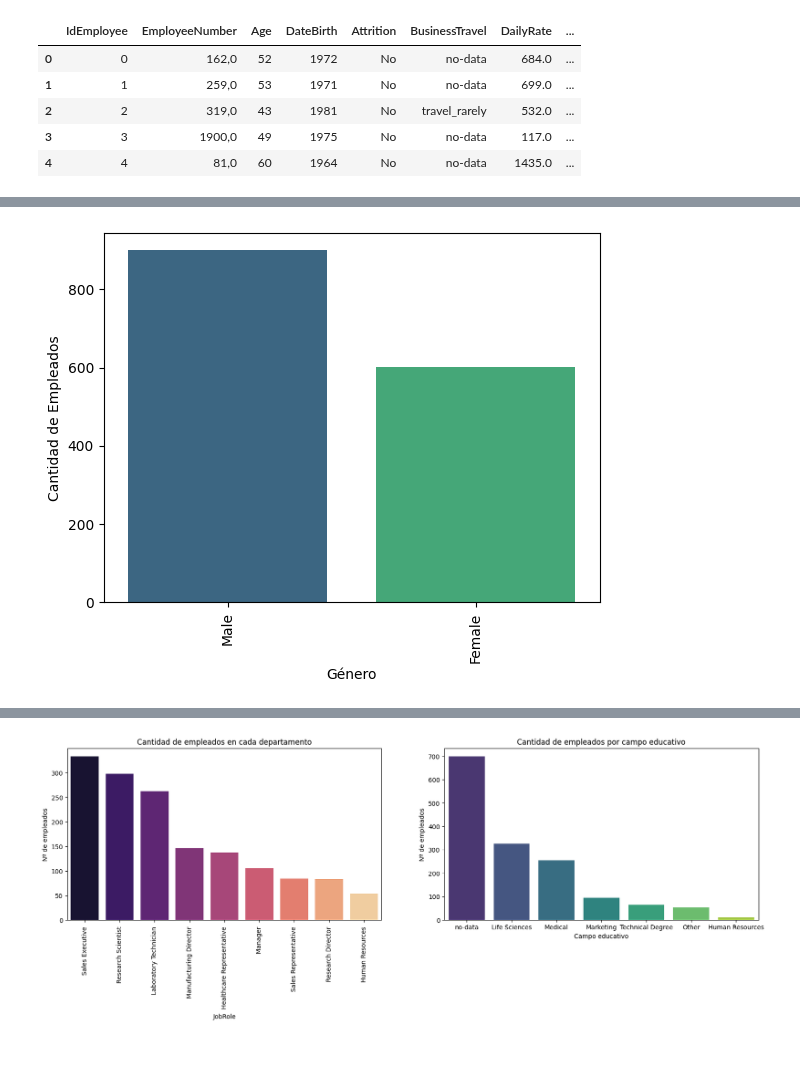
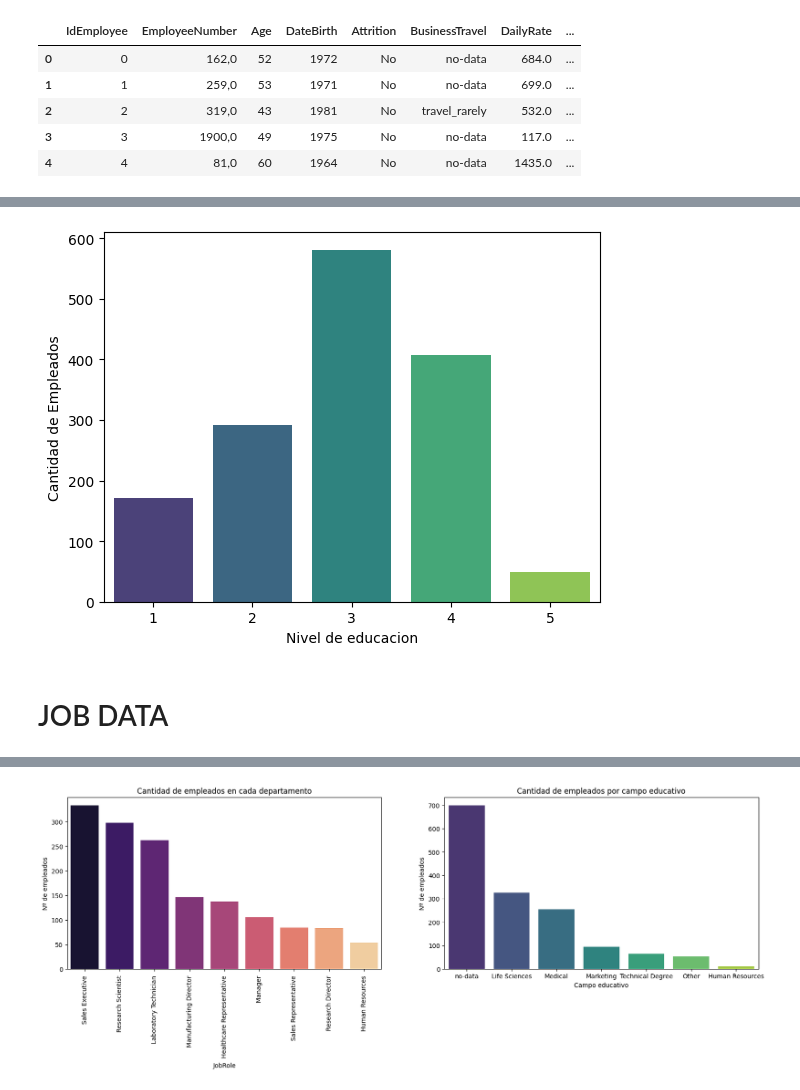
Before and after one commit to luzmarinahg/proyecto_eda_adalab, a Jupyter notebook: FASE 6-Reporte.ipynb, the cells around one changed output, grey strips where cells are left out. Cells and saved outputs as stored; diff of their text form; code cells hidden in the pictures; blank space fills up the shorter version.

```diff
--- a/FASE 6-Reporte.ipynb
+++ b/FASE 6-Reporte.ipynb
@@ -55,0 +94,33 @@ df.head()
+# %%
+import pandas as pd
+import matplotlib.pyplot as plt
+import seaborn as sns
+
+# Definir los límites de las franjas de edad
+bins = [18, 25, 35, 45, 55, float('inf')]
+
+# Definir los nombres para las franjas de edad
+labels = ['18-25', '25-35', '35-45', '45-55', '55+']
+
+# Crear una nueva columna en el DataFrame que agrupa las edades en las franjas definidas
+df['Age Group'] = pd.cut(df['Age'], bins=bins, labels=labels, right=False)
+
+# Contar cuántas personas hay en cada franja de edad
+age_group_counts = df['Age Group'].value_counts().sort_index()
+
+# Crear un gráfico de barras
+plt.figure(figsize=(10, 6))
+ax = sns.barplot(x=age_group_counts.index, y=age_group_counts.values, palette='viridis')
+
+# Añadir etiquetas y título
+plt.xlabel('Grupo de Edad')
+plt.ylabel('Número de Personas')
+plt.title('Distribución de personas por grupo de edad')
+
+# Añadir el número de personas sobre cada barra
+for i, count in enumerate(age_group_counts.values):
+    ax.text(i, count + 1, str(count), ha='center', va='bottom', fontsize=12)
+
+# Mostrar el gráfico
+plt.tight_layout()
+plt.show()
@@ -56,13 +129,13 @@ df.head()
 # %%
-# Distribución por género de los empleados:
 
-sns.countplot(x = "Gender",
+sns.countplot(x = "Education",
               data = df,
               palette= "viridis")
 
-plt.xticks(rotation = 90)
 
-plt.xlabel("Género")
+plt.xlabel("Nivel de educacion")
 plt.ylabel("Cantidad de Empleados");
 # %% [output]
-[figure, old version]
+[figure, new version]
+# %% [markdown]
+# JOB DATA
```
Also changed, not shown: parts of 15 cells of this notebook, 2 other files.
